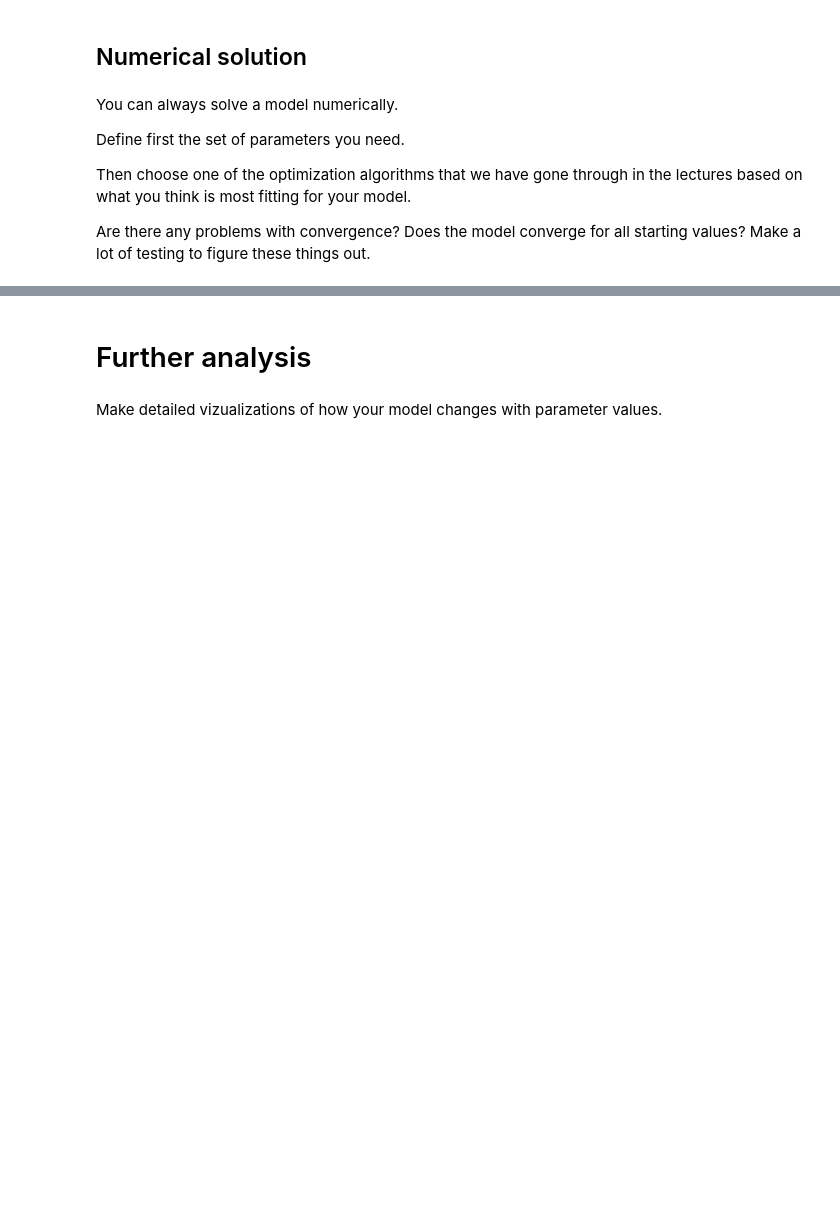
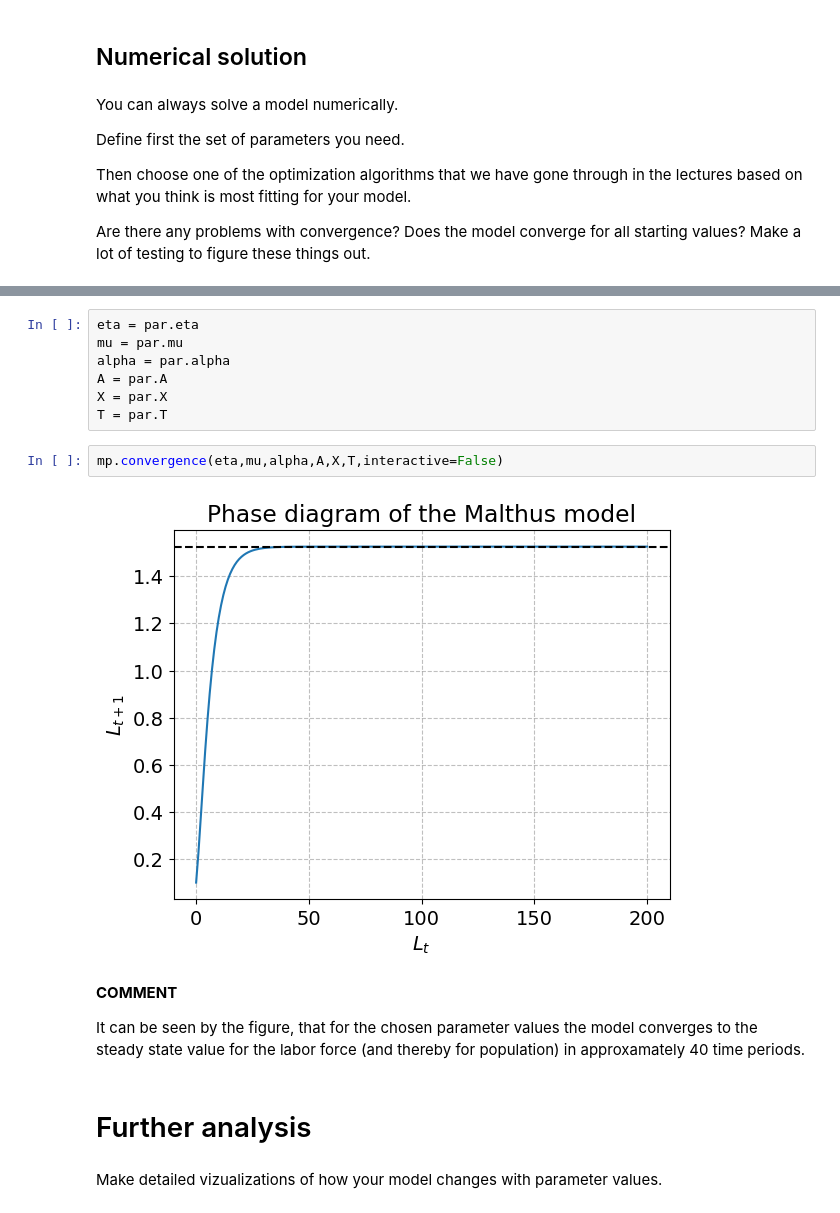
Before and after one commit to NumEconCopenhagen/projects-2023-jos-p-og-tex, a Jupyter notebook: modelproject/modelproject.ipynb, the cells around one changed output, grey strips where cells are left out. Saved outputs shown, nothing was run; the diff lists cells and outputs as text; blank space fills up the shorter version.

```diff
--- a/modelproject/modelproject.ipynb
+++ b/modelproject/modelproject.ipynb
@@ -278,3 +205,18 @@ ax.set_ylabel('$L_{t+1}$');
+# %%
+eta = par.eta
+mu = par.mu
+alpha = par.alpha
+A = par.A
+X = par.X
+T = par.T
+# %%
+mp.convergence(eta,mu,alpha,A,X,T,interactive=False)
+# %% [output]
+[figure, added]
+# %% [markdown]
+**COMMENT**
+
+It can be seen by the figure, that for the chosen parameter values the model converges to the steady state value for the labor force (and thereby for population) in approxamately 40 time periods.
 # %% [markdown]
 # Further analysis
 # %% [markdown]
```
Also changed, not shown: parts of 26 cells of this notebook, 1 other file.
